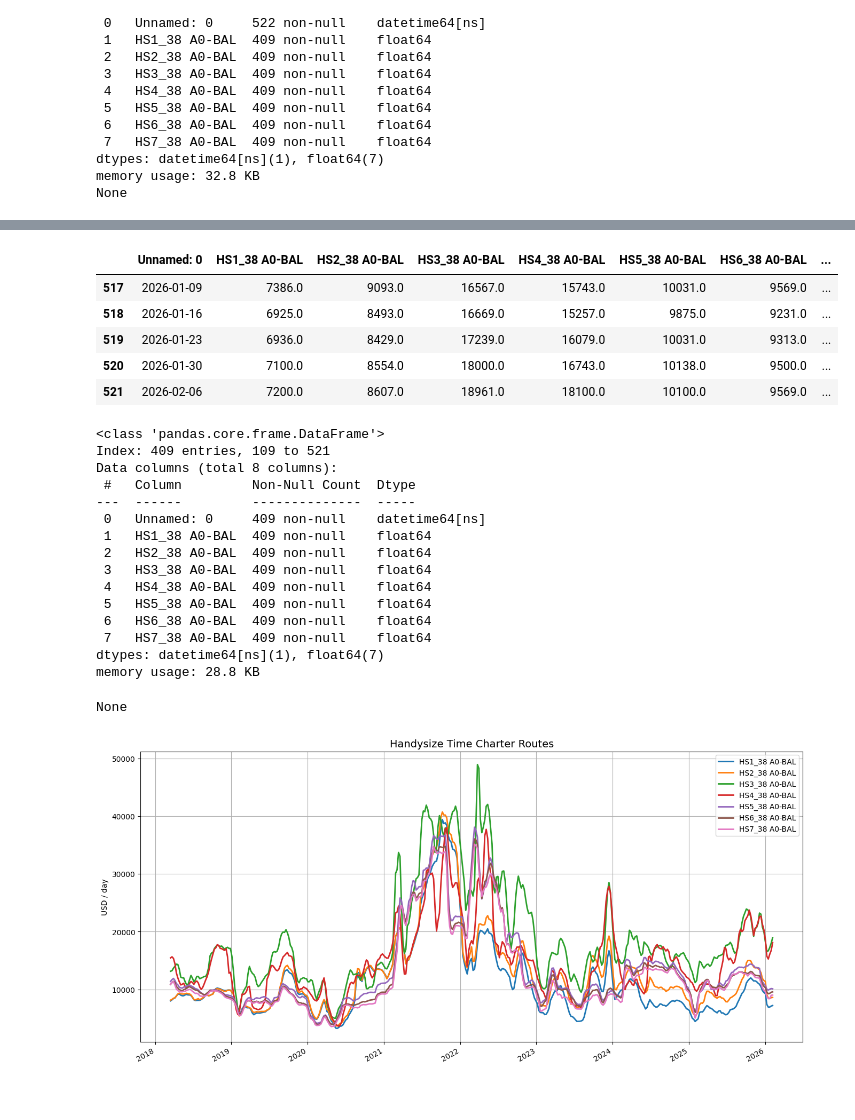
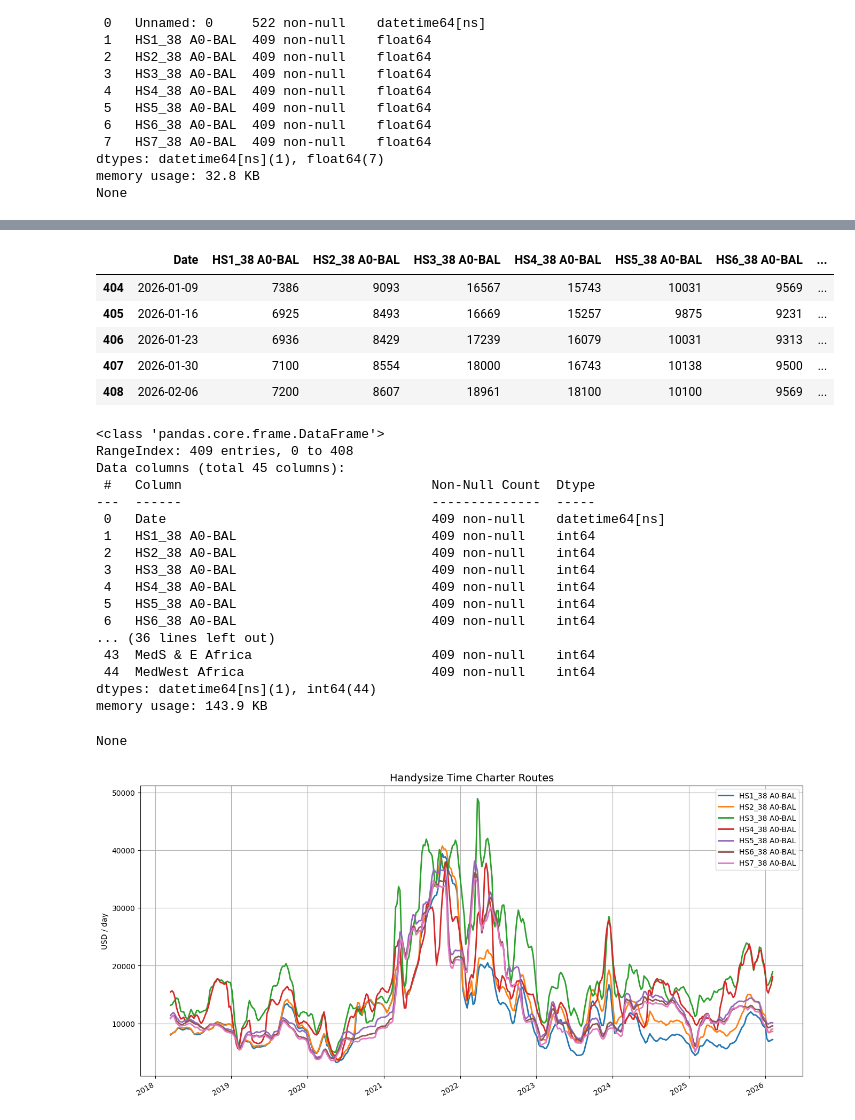
Before and after one commit to raveh13/Freight_Analysis, a Jupyter notebook: Freight_analysis_bulk.ipynb, the cells around one changed output, grey strips where cells are left out. Cells and saved outputs as stored; diff of their text form; code cells hidden in the pictures.

```diff
--- a/Freight_analysis_bulk.ipynb
+++ b/Freight_analysis_bulk.ipynb
@@ -53,41 +714,47 @@ freight_copy=freight.copy()
 # %%
-freight_clean = freight_copy.dropna()
+freight_clean = df_out.dropna()
+
+num_cols = freight_clean.select_dtypes(include="number").columns
+
+freight_clean[num_cols] = freight_clean[num_cols].astype(int)
 
 display(freight_clean.tail())
 
 display(freight_clean.info())
 
 
 # Create date string in YYYYMMDD format
 date_str = datetime.today().strftime("%Y%m%d")
 
 # Build output path with date in filename
 output_path = fr"C:\Users\RabahDjennane\OneDrive - Sopex London Ltd\Shared\22.Databasis\2_output\6_freight\freight_clean_{date_str}.xlsx"
 
 # Save to Excel
 freight_clean.to_excel(output_path, index=False, engine="openpyxl")
 # %% [output]
-|  | Unnamed: 0 | HS1_38 A0-BAL | HS2_38 A0-BAL | HS3_38 A0-BAL | HS4_38 A0-BAL | HS5_38 A0-BAL | HS6_38 A0-BAL | ... |
-| 517 | 2026-01-09 | 7386.0 | 9093.0 | 16567.0 | 15743.0 | 10031.0 | 9569.0 | ... |
-| 518 | 2026-01-16 | 6925.0 | 8493.0 | 16669.0 | 15257.0 | 9875.0 | 9231.0 | ... |
-| 519 | 2026-01-23 | 6936.0 | 8429.0 | 17239.0 | 16079.0 | 10031.0 | 9313.0 | ... |
-| 520 | 2026-01-30 | 7100.0 | 8554.0 | 18000.0 | 16743.0 | 10138.0 | 9500.0 | ... |
-| 521 | 2026-02-06 | 7200.0 | 8607.0 | 18961.0 | 18100.0 | 10100.0 | 9569.0 | ... |
+|  | Date | HS1_38 A0-BAL | HS2_38 A0-BAL | HS3_38 A0-BAL | HS4_38 A0-BAL | HS5_38 A0-BAL | HS6_38 A0-BAL | ... |
+| 404 | 2026-01-09 | 7386 | 9093 | 16567 | 15743 | 10031 | 9569 | ... |
+| 405 | 2026-01-16 | 6925 | 8493 | 16669 | 15257 | 9875 | 9231 | ... |
+| 406 | 2026-01-23 | 6936 | 8429 | 17239 | 16079 | 10031 | 9313 | ... |
+| 407 | 2026-01-30 | 7100 | 8554 | 18000 | 16743 | 10138 | 9500 | ... |
+| 408 | 2026-02-06 | 7200 | 8607 | 18961 | 18100 | 10100 | 9569 | ... |
 <class 'pandas.core.frame.DataFrame'>
-Index: 409 entries, 109 to 521
-Data columns (total 8 columns):
- #   Column         Non-Null Count  Dtype
----  ------         --------------  -----
- 0   Unnamed: 0     409 non-null    datetime64[ns]
- 1   HS1_38 A0-BAL  409 non-null    float64
- 2   HS2_38 A0-BAL  409 non-null    float64
- 3   HS3_38 A0-BAL  409 non-null    float64
- 4   HS4_38 A0-BAL  409 non-null    float64
- 5   HS5_38 A0-BAL  409 non-null    float64
- 6   HS6_38 A0-BAL  409 non-null    float64
- 7   HS7_38 A0-BAL  409 non-null    float64
-dtypes: datetime64[ns](1), float64(7)
-memory usage: 28.8 KB
+RangeIndex: 409 entries, 0 to 408
+Data columns (total 45 columns):
+ #   Column                                Non-Null Count  Dtype
+---  ------                                --------------  -----
+ 0   Date                                  409 non-null    datetime64[ns]
+ 1   HS1_38 A0-BAL                         409 non-null    int64
+ 2   HS2_38 A0-BAL                         409 non-null    int64
+ 3   HS3_38 A0-BAL                         409 non-null    int64
+ 4   HS4_38 A0-BAL                         409 non-null    int64
+ 5   HS5_38 A0-BAL                         409 non-null    int64
+ 6   HS6_38 A0-BAL                         409 non-null    int64
+... (36 lines left out)
+ 43  MedS & E Africa                       409 non-null    int64
+ 44  MedWest Africa                        409 non-null    int64
+dtypes: datetime64[ns](1), int64(44)
+memory usage: 143.9 KB
 None
 # %%
 import pandas as pd
```
Also changed, not shown: parts of 4 cells of this notebook.
